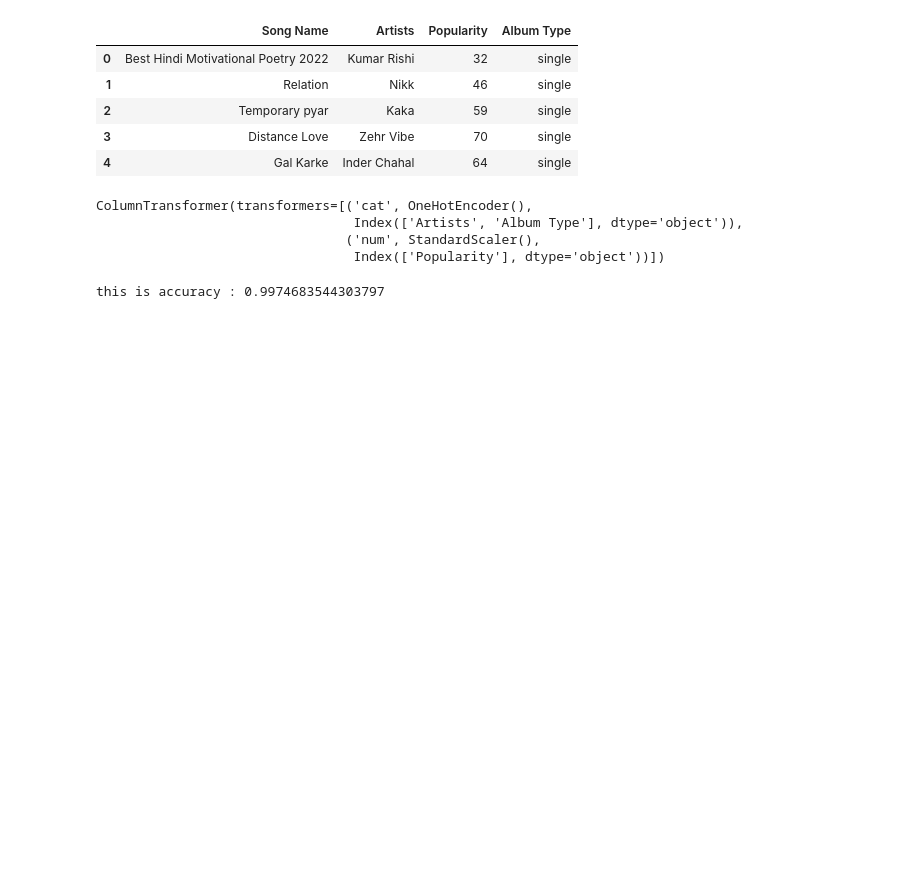
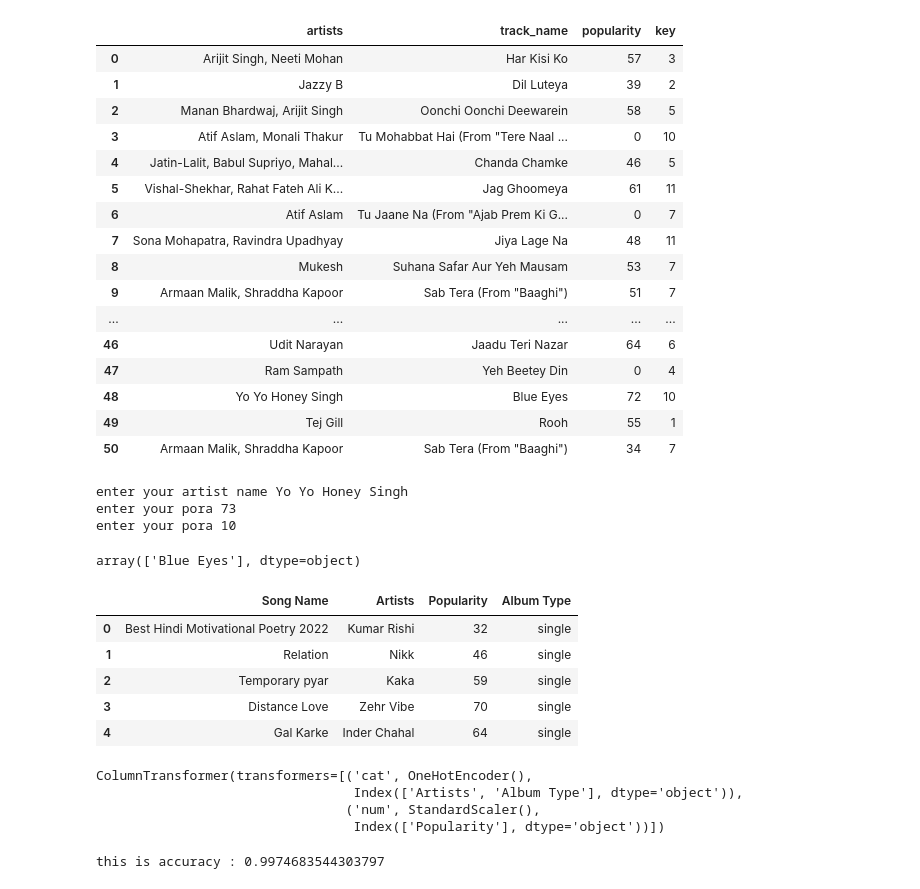
Before and after one commit to gauravgautam9024/Project_of_MachineLearning, a Jupyter notebook: song_predication.ipynb, the cells around one changed output. Cells and saved outputs as stored; diff of their text form; code cells hidden in the pictures; blank space fills up the shorter version.

```diff
--- a/song_predication.ipynb
+++ b/song_predication.ipynb
@@ -0,0 +1,22 @@
+# %%
+import numpy as np
+import pandas as pd
+from sklearn.preprocessing import LabelEncoder,StandardScaler,MinMaxScaler,OneHotEncoder
+from sklearn.model_selection import train_test_split
+from sklearn.metrics import accuracy_score,mean_squared_error,r2_score
+from sklearn.linear_model import LogisticRegression,LinearRegression
+from sklearn.neighbors import KNeighborsClassifier
+from sklearn.compose import ColumnTransformer
+from sklearn.pipeline import Pipeline
+df = pd.read_csv(r"C:\Users\Lenovo\AppData\Local\Packages\5319275A.WhatsAppDesktop_cv1g1gvanyjgm\LocalState\sessions\A6A521C45BF54CB40C63CBB6383398495351B936\transfers\2026-06\spotify_tracks_data.csv")
+df.head()
+df = df.drop(columns=["track_id",'album_name','duration_ms', 'explicit', 'danceability', 'energy','loudness',
+       'mode', 'speechiness', 'acousticness', 'instrumentalness', 'liveness',
+       'valence', 'tempo', 'time_signature', 'track_genre'],axis=1)
+df.dropna(subset=["track_name","artists"],inplace= True)
+X = df.drop("track_name",axis=1)
+y = df["track_name"]
+cat = X.select_dtypes(include=["object"]).columns
+num = X.select_dtypes(exclude=["object"]).columns
+df.head()
+df.isnull().sum()
@@ -1,3 +61,36 @@
+# %%
+df.head(50)
+# %% [output]
+|  | artists | track_name | popularity | key |
+| 0 | Arijit Singh, Neeti Mohan | Har Kisi Ko | 57 | 3 |
+| 1 | Jazzy B | Dil Luteya | 39 | 2 |
+| 2 | Manan Bhardwaj, Arijit Singh | Oonchi Oonchi Deewarein | 58 | 5 |
+| 3 | Atif Aslam, Monali Thakur | Tu Mohabbat Hai (From "Tere Naal ... | 0 | 10 |
+| 4 | Jatin-Lalit, Babul Supriyo, Mahal... | Chanda Chamke | 46 | 5 |
+| 5 | Vishal-Shekhar, Rahat Fateh Ali K... | Jag Ghoomeya | 61 | 11 |
+| 6 | Atif Aslam | Tu Jaane Na (From "Ajab Prem Ki G... | 0 | 7 |
+| 7 | Sona Mohapatra, Ravindra Upadhyay | Jiya Lage Na | 48 | 11 |
+| 8 | Mukesh | Suhana Safar Aur Yeh Mausam | 53 | 7 |
+| 9 | Armaan Malik, Shraddha Kapoor | Sab Tera (From "Baaghi") | 51 | 7 |
+| ... | ... | ... | ... | ... |
+| 46 | Udit Narayan | Jaadu Teri Nazar | 64 | 6 |
+| 47 | Ram Sampath | Yeh Beetey Din | 0 | 4 |
+| 48 | Yo Yo Honey Singh | Blue Eyes | 72 | 10 |
+| 49 | Tej Gill | Rooh | 55 | 1 |
+| 50 | Armaan Malik, Shraddha Kapoor | Sab Tera (From "Baaghi") | 34 | 7 |
+# %%
+live = pd.DataFrame({
+    'artists':[input("enter your artist name")],
+    'popularity':[int(input("enter your pora"))],
+    'key':[int(input("enter your pora"))]
+})
+predict = model.predict(live)
+predict
+# %% [output]
+enter your artist name Yo Yo Honey Singh
+enter your pora 73
+enter your pora 10
+array(['Blue Eyes'], dtype=object)
 # %%
 import numpy as np
 import pandas as pd
```
Also changed, not shown: parts of 4 cells of this notebook.
